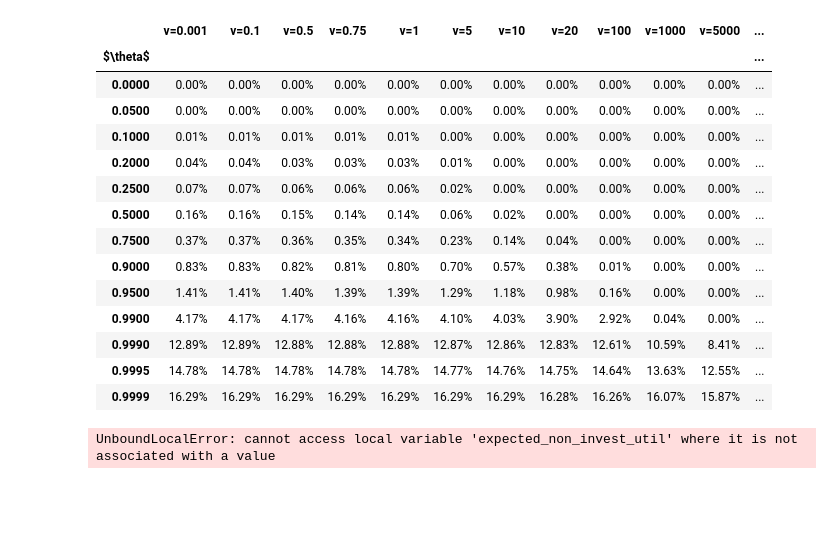
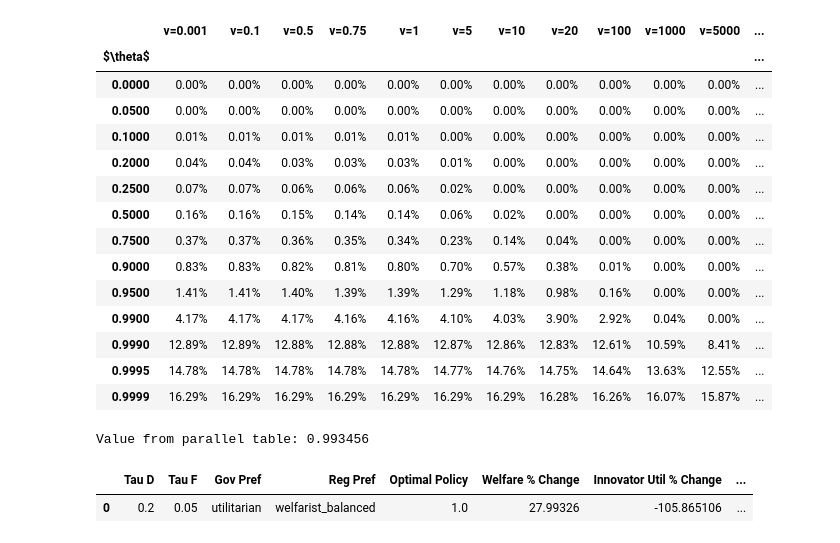
Before and after one commit to jesselabelle/optimal-ipr, a Jupyter notebook: notebooks/test.ipynb, the cells around one changed output. Saved outputs shown, nothing was run; the diff lists cells and outputs as text; code cells hidden in the pictures; blank space fills up the shorter version.

```diff
--- a/notebooks/test.ipynb
+++ b/notebooks/test.ipynb
@@ -131,42 +131,47 @@ Perceived winning Probability $p(\theta, v)$
 c = build_cost_function(f, TARGET_AVG_COST_SHARE=0.50, C_MIN_COST=0.05, GAMMA_C_COST=3.0)
 # %%
 Z = build_fee_schedule(zeta=0.04, fee_M=1.5)
+# %%
+tau_d_grid = np.array([0.20])   # adjust as needed
+tau_f_grid = np.array([0.05])         # adjust as needed
+bar_beta_grid = np.linspace(0.0, 1.0, 101)  # matches earlier modules
+
+theta_tilde_table, theta_winner_table, get_tau_d_index, get_tau_f_index, get_bar_beta_index, get_v_index = \
+    build_lookup_tables(p, c, Z, f, F_scalar, tau_d_grid, tau_f_grid, bar_beta_grid, v_grid)
+
+print(f"Value from parallel table: {theta_tilde_table[get_tau_d_index(0.20), get_tau_f_index(0.05), get_bar_beta_index(0.8), get_v_index(1.0)]:.6f}")
+# %% [output]
+Value from parallel table: 0.993456
 # %%
-tau_d_grid = np.array([0.25])   # adjust as needed
-tau_f_grid = np.array([0.00])         # adjust as needed
-bar_beta_grid = np.linspace(0.0, 1.0, 101)  # matches earlier modules
-
-theta_tilde_table, theta_winner_table, get_tau_d_index, get_tau_f_index, get_bar_beta_index, get_v_index = \
-    build_lookup_tables(p, c, Z, f, F_scalar, tau_d_grid, tau_f_grid, bar_beta_grid, v_grid)
-
 # government weights over theta
 GOVERNMENT_PREFERENCES = {
     "utilitarian":          lambda th: 1.0
 }
 
 # regulator schemes
 REGULATOR_PREFERENCES = {
     "welfarist_balanced": {"phi": 0.5, "psi": 0.5}
 }
 
 results_table = welfare_outcomes(
     tau_d=tau_d_grid,
     tau_f=tau_f_grid,
     gov_prefs=GOVERNMENT_PREFERENCES,
     reg_prefs=REGULATOR_PREFERENCES,
     v_grid=v_grid,
     v_weights=v_weights,
     theta_tilde_table=theta_tilde_table,
     theta_winner_table=theta_winner_table,
     f=f,
     F=F,            # vectorized is fine; module wraps when needed
     F_inv=F_inv,
     p=p,
     c=c,
     Z=Z,
     feas=False,      # enforce feasibility
 )
 
 results_table
 # %% [output]
-UnboundLocalError: cannot access local variable 'expected_non_invest_util' where it is not associated with a value
+|  | Tau D | Tau F | Gov Pref | Reg Pref | Optimal Policy | Welfare % Change | Innovator Util % Change | ... |
+| 0 | 0.2 | 0.05 | utilitarian | welfarist_balanced | 1.0 | 27.99326 | -105.865106 | ... |
```
Also changed, not shown: 1 other file.
